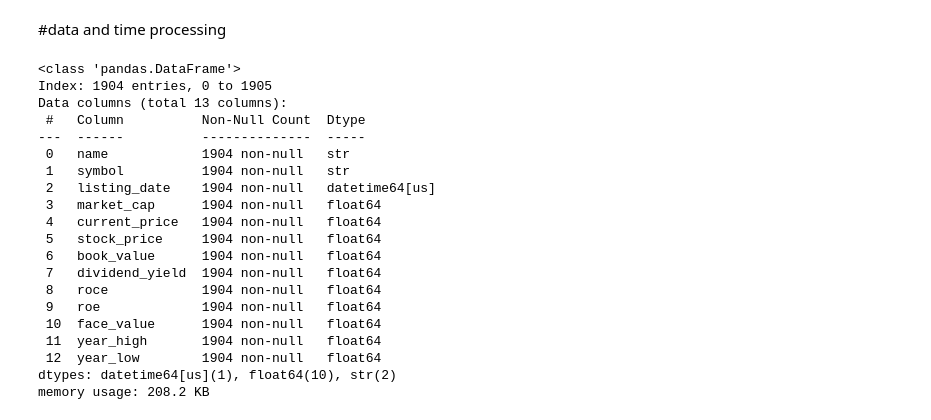
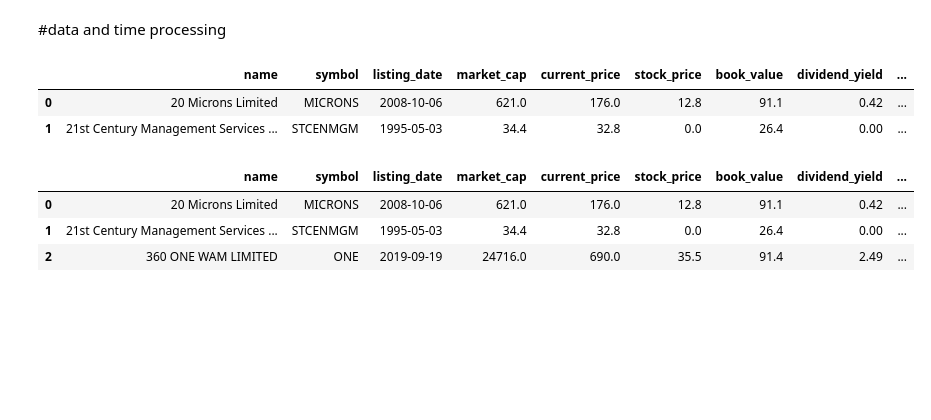
Before and after one commit to mohdayan3060-web/DE_Basic_Project, a Jupyter notebook: ETL_Project/ETL.ipynb, the cells around one changed output. Cells and saved outputs as stored; diff of their text form; code cells hidden in the pictures; blank space fills up the shorter version.

```diff
--- a/ETL_Project/ETL.ipynb
+++ b/ETL_Project/ETL.ipynb
@@ -202,25 +186,33 @@ df_stock.drop(columns='status', inplace=True)
 df_stock.dropna(subset=['name','listing_date'],inplace=True)
 # %% [markdown]
 #data and time processing
+# %%
+
+df_stock
+df_stock['listing_date']=pd.to_datetime(df_stock['listing_date'],format='%d-%b-%y')
 # %%
+#extarcting month and year from listing date
+from datetime import date, time, datetime
+df_stock['listing_year']=df_stock.listing_date.dt.year
+df_stock['listing_month']=df_stock.listing_date.dt.month
-# %% [output]
-<class 'pandas.DataFrame'>
-Index: 1904 entries, 0 to 1905
-Data columns (total 13 columns):
- #   Column          Non-Null Count  Dtype
----  ------          --------------  -----
- 0   name            1904 non-null   str
- 1   symbol          1904 non-null   str
- 2   listing_date    1904 non-null   datetime64[us]
- 3   market_cap      1904 non-null   float64
- 4   current_price   1904 non-null   float64
- 5   stock_price     1904 non-null   float64
- 6   book_value      1904 non-null   float64
- 7   dividend_yield  1904 non-null   float64
- 8   roce            1904 non-null   float64
- 9   roe             1904 non-null   float64
- 10  face_value      1904 non-null   float64
- 11  year_high       1904 non-null   float64
- 12  year_low        1904 non-null   float64
-dtypes: datetime64[us](1), float64(10), str(2)
-memory usage: 208.2 KB
+# %%
+#applying date Airthmatic
+
+today_date=datetime.today()
+
+df_stock['years_since_listing']=today_date.year-df_stock.listing_date.dt.year
+df_stock.head(2)
+# %% [output]
+|  | name | symbol | listing_date | market_cap | current_price | stock_price | book_value | dividend_yield | ... |
+| 0 | 20 Microns Limited | MICRONS | 2008-10-06 | 621.0 | 176.0 | 12.8 | 91.1 | 0.42 | ... |
+| 1 | 21st Century Management Services ... | STCENMGM | 1995-05-03 | 34.4 | 32.8 | 0.0 | 26.4 | 0.00 | ... |
+# %%
+#calculate price_to_book_ratio
+
+df_stock['price_to_book_ratio']=df_stock.current_price/df_stock.book_value
+df_stock.head(3)
+# %% [output]
+|  | name | symbol | listing_date | market_cap | current_price | stock_price | book_value | dividend_yield | ... |
+| 0 | 20 Microns Limited | MICRONS | 2008-10-06 | 621.0 | 176.0 | 12.8 | 91.1 | 0.42 | ... |
+| 1 | 21st Century Management Services ... | STCENMGM | 1995-05-03 | 34.4 | 32.8 | 0.0 | 26.4 | 0.00 | ... |
+| 2 | 360 ONE WAM LIMITED | ONE | 2019-09-19 | 24716.0 | 690.0 | 35.5 | 91.4 | 2.49 | ... |
```
Also changed, not shown: parts of 7 cells of this notebook, 2 other files.
